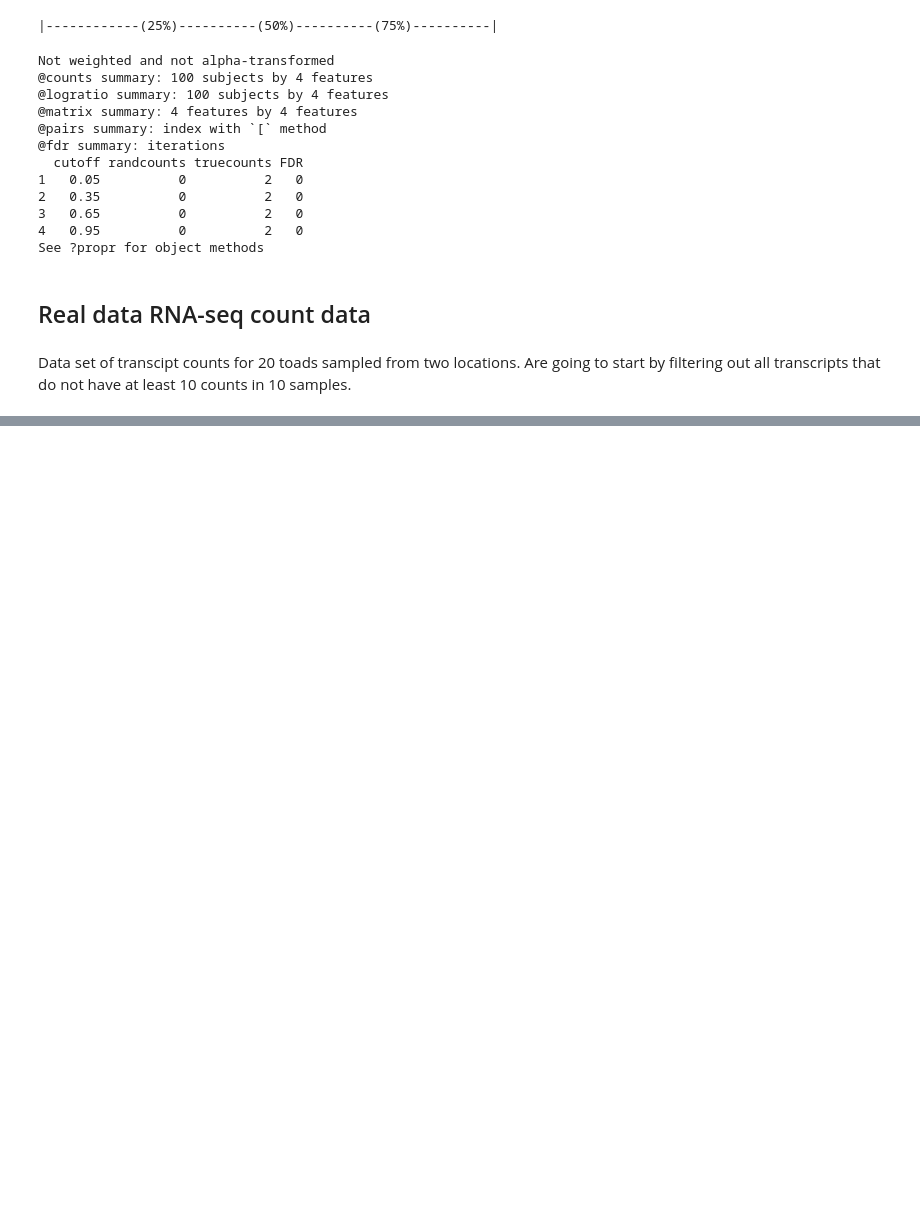
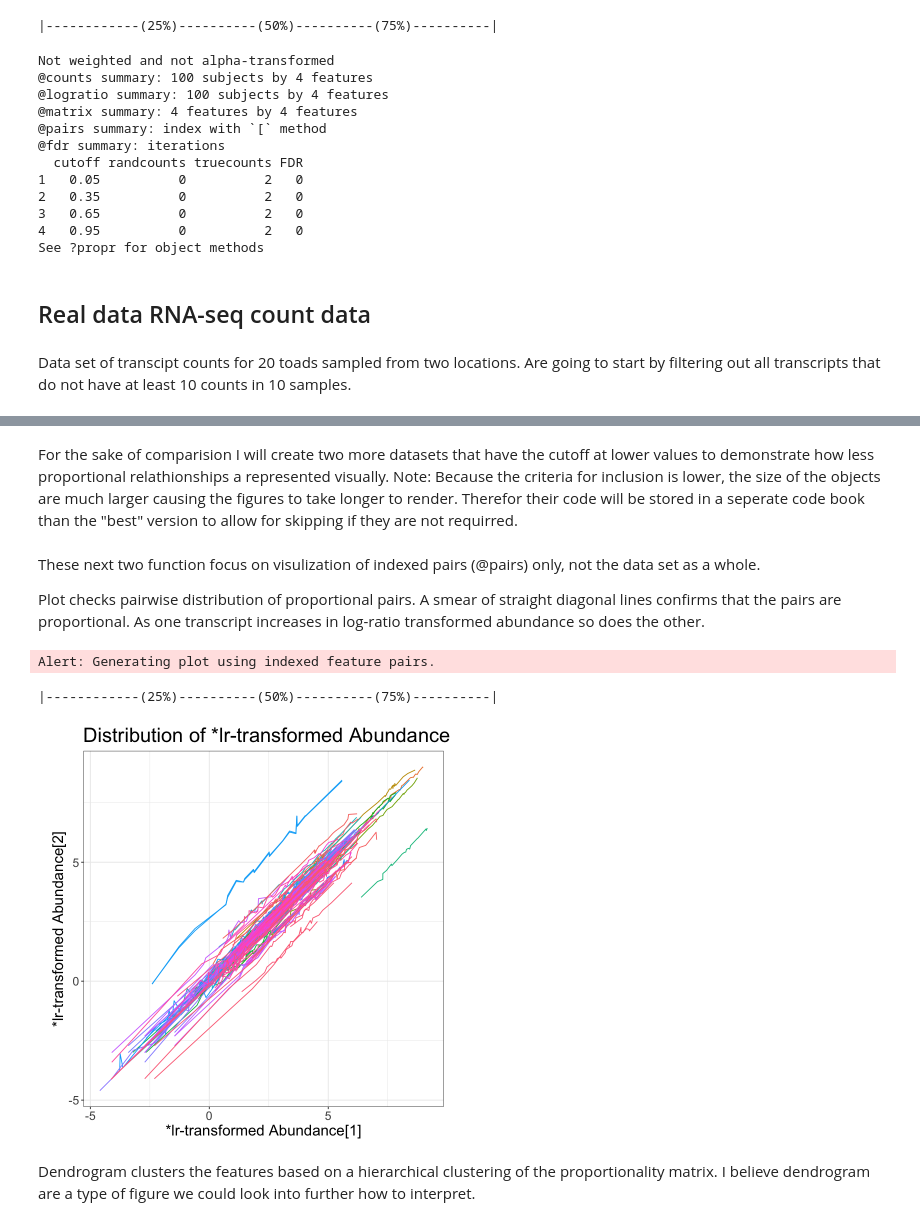
Before and after one commit to hempelc/metagenomics-vs-totalRNASeq, a Jupyter notebook: scripts/statistics_Julia/propr_tutorials.ipynb, the cells around one changed output, grey strips where cells are left out. Drawn from its saved outputs; the diff is of its cells as text; code cells hidden in the pictures; blank space fills up the shorter version.

Commit message:
Possible figure options

```diff
--- a/scripts/statistics_Julia/propr_tutorials.ipynb
+++ b/scripts/statistics_Julia/propr_tutorials.ipynb
@@ -103,0 +119,3 @@ ERROR: Error: vector memory exhausted (limit reached?)
+# %%
+best <- rho[">", .995]
+best
@@ -103,0 +192,2 @@ ERROR: Error: vector memory exhausted (limit reached?)
+# %% [markdown]
+For the sake of comparision I will create two more datasets that have the cutoff at lower values to demonstrate how less proportional relathionships a represented visually. Note: Because the criteria for inclusion is lower, the size of the objects are much larger causing the figures to take longer to render. Therefor their code will be stored in a seperate code book than the "best" version to allow for skipping if they are not requirred.
@@ -103,0 +197,10 @@ ERROR: Error: vector memory exhausted (limit reached?)
+# %% [markdown]
+These next two function focus on visulization of indexed pairs (@pairs) only, not the data set as a whole.
+
+Plot checks pairwise distribution of proportional pairs. A smear of straight diagonal lines confirms that the pairs are proportional. As one transcript increases in log-ratio transformed abundance so does the other.
+# %%
+plot(best)
+# %% [output]
+Alert: Generating plot using indexed feature pairs.
+|------------(25%)----------(50%)----------(75%)----------|
+[figure, added]
@@ -103,0 +211,2 @@ ERROR: Error: vector memory exhausted (limit reached?)
+# %% [markdown]
+Dendrogram clusters the features based on a hierarchical clustering of the proportionality matrix. I believe dendrogram are a type of figure we could look into further how to interpret.
```
Also changed, not shown: parts of 29 cells of this notebook.
